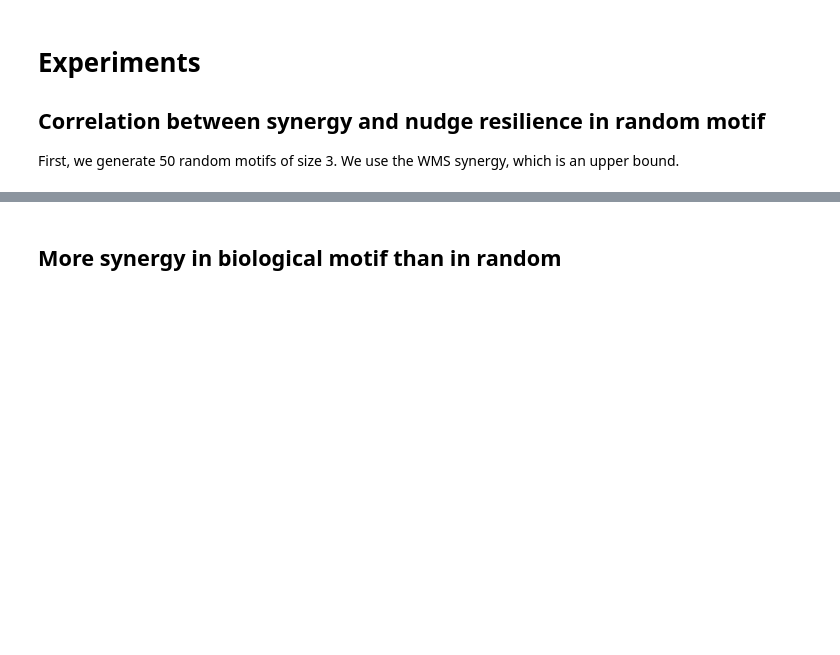
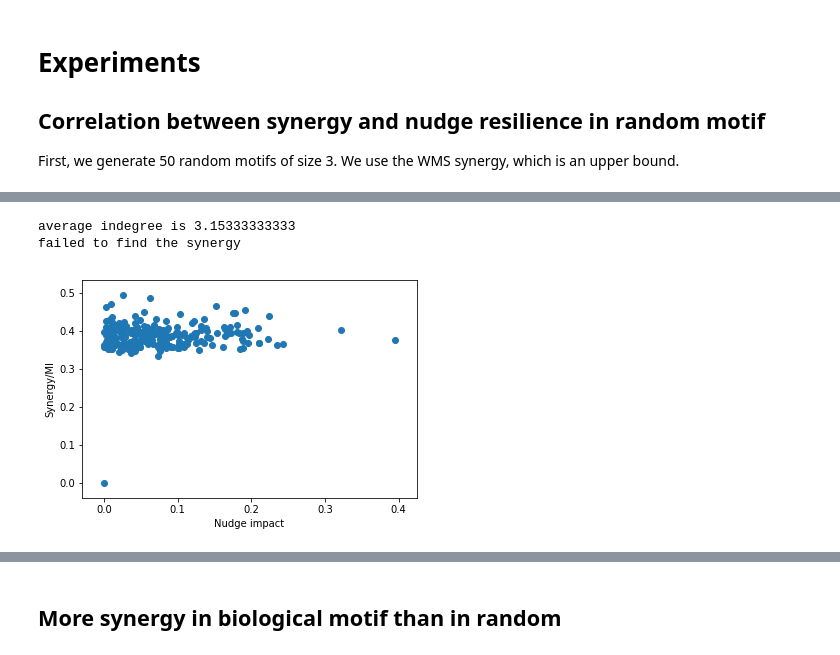
Before and after one commit to dgoldsb/synergy-jointpdf, a Jupyter notebook: scripts/discrete_nudge/experiments.ipynb, the cells around one changed output, grey strips where cells are left out. Drawn from its saved outputs; the diff is of its cells as text; code cells hidden in the pictures; blank space fills up the shorter version.

```diff
--- a/scripts/discrete_nudge/experiments.ipynb
+++ b/scripts/discrete_nudge/experiments.ipynb
@@ -20,9 +40,13 @@ First, we generate 50 random motifs of size 3. We use the WMS synergy, which is
 # %%
 # create a network motif
-motifs, indegree_avg = generator.generate_motifs(samplesize=100, no_nodes=3, conflict_rule='odds')
+motifs, indegree_avg = generator.generate_motifs(samplesize=500, no_nodes=3, numvalues=3, conflict_rule='totaleffect')
 print("average indegree is "+str(indegree_avg))
 
 # make a plot with WMS synergy
-visualize.scatterplot_synergy_nudgeimpact(motifs, 3, 0.7, measures.synergy_middleground)
+visualize.scatterplot_synergy_nudgeimpact(motifs, 3, 0.5, measures.synergy_middleground)
+# %% [output]
+average indegree is 3.15333333333
+failed to find the synergy
+[figure, added]
 # %%
 # create a network motif
```
Also changed, not shown: parts of 8 cells of this notebook, 7 other files.
